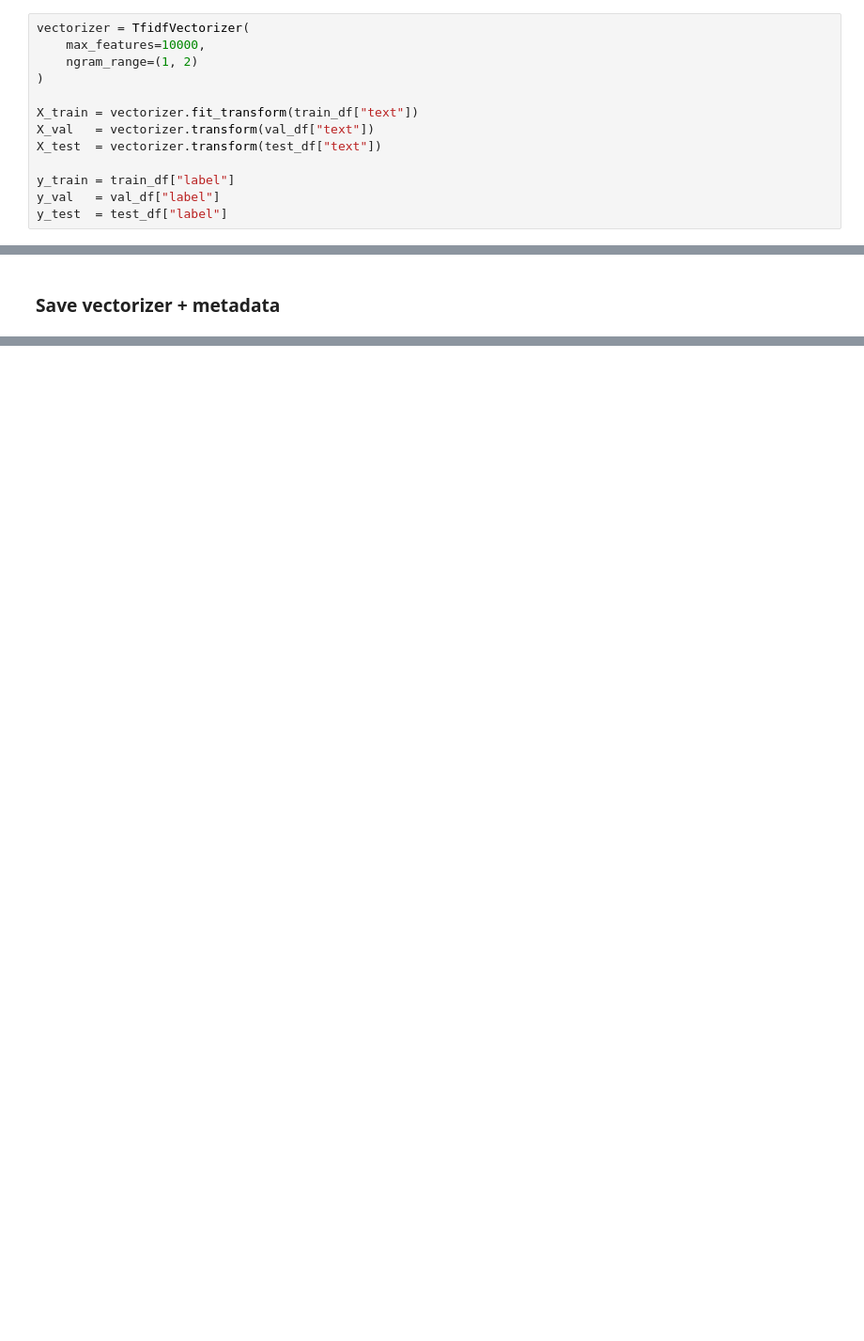
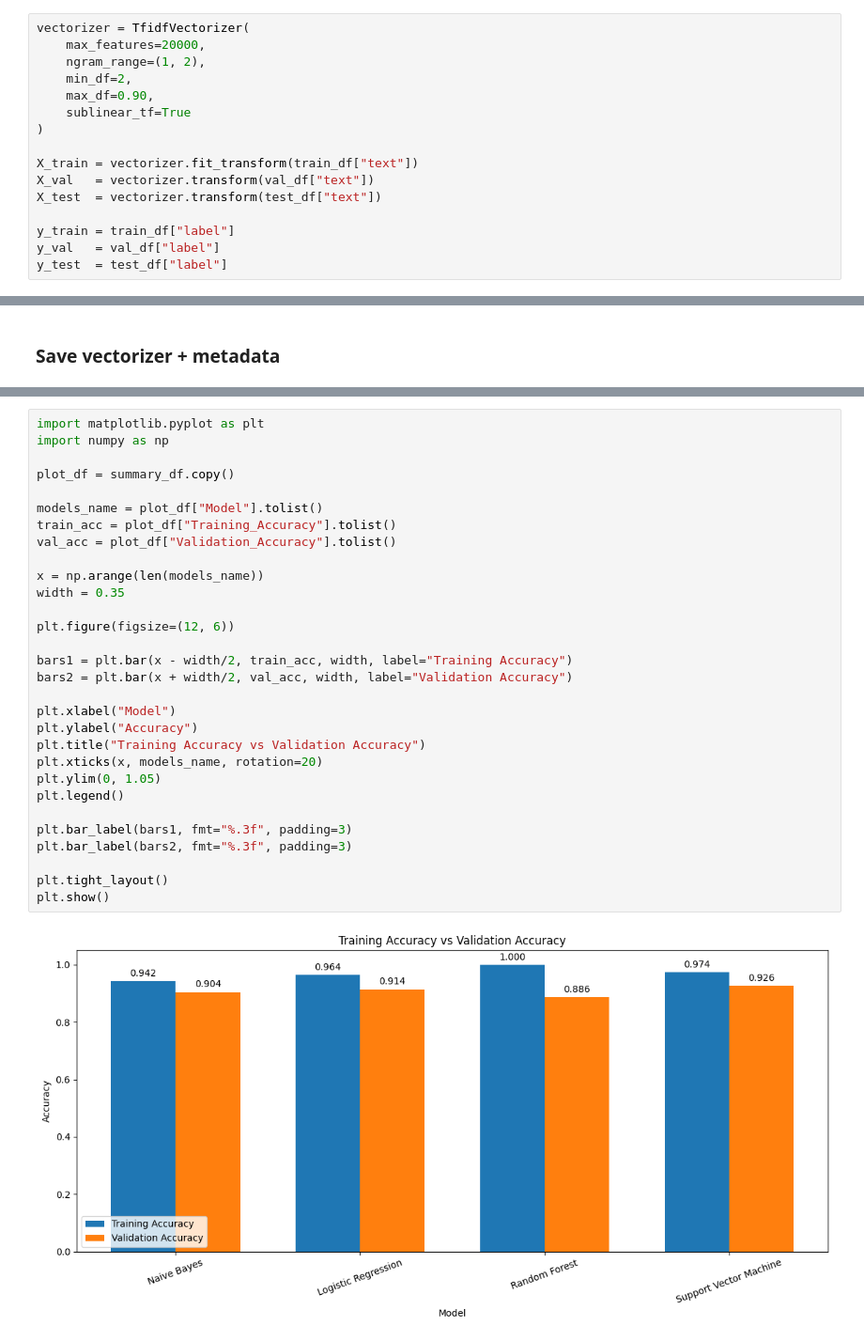
Before and after one commit to Grace6687003/Senior_Project_Text_Mining, a Jupyter notebook: notebooks3/02_train_ml.ipynb, the cells around one changed output, grey strips where cells are left out. Shown at 94% size. Drawn from its saved outputs; the diff is of its cells as text; blank space fills up the shorter version.

```diff
--- a/notebooks3/02_train_ml.ipynb
+++ b/notebooks3/02_train_ml.ipynb
@@ -81,8 +81,11 @@ Name: count, dtype: int64
 ### Vectorizer
 # %%
 vectorizer = TfidfVectorizer(
-    max_features=10000,
-    ngram_range=(1, 2)
+    max_features=20000,
+    ngram_range=(1, 2),
+    min_df=2,
+    max_df=0.90,
+    sublinear_tf=True
 )
 
 X_train = vectorizer.fit_transform(train_df["text"])
@@ -338,0 +536,32 @@ Done
+# %%
+import matplotlib.pyplot as plt
+import numpy as np
+
+plot_df = summary_df.copy()
+
+models_name = plot_df["Model"].tolist()
+train_acc = plot_df["Training_Accuracy"].tolist()
+val_acc = plot_df["Validation_Accuracy"].tolist()
+
+x = np.arange(len(models_name))
+width = 0.35
+
+plt.figure(figsize=(12, 6))
+
+bars1 = plt.bar(x - width/2, train_acc, width, label="Training Accuracy")
+bars2 = plt.bar(x + width/2, val_acc, width, label="Validation Accuracy")
+
+plt.xlabel("Model")
+plt.ylabel("Accuracy")
+plt.title("Training Accuracy vs Validation Accuracy")
+plt.xticks(x, models_name, rotation=20)
+plt.ylim(0, 1.05)
+plt.legend()
+
+plt.bar_label(bars1, fmt="%.3f", padding=3)
+plt.bar_label(bars2, fmt="%.3f", padding=3)
+
+plt.tight_layout()
+plt.show()
+# %% [output]
+[figure, added]
```
Also changed, not shown: parts of 8 cells of this notebook, 12 other files.
